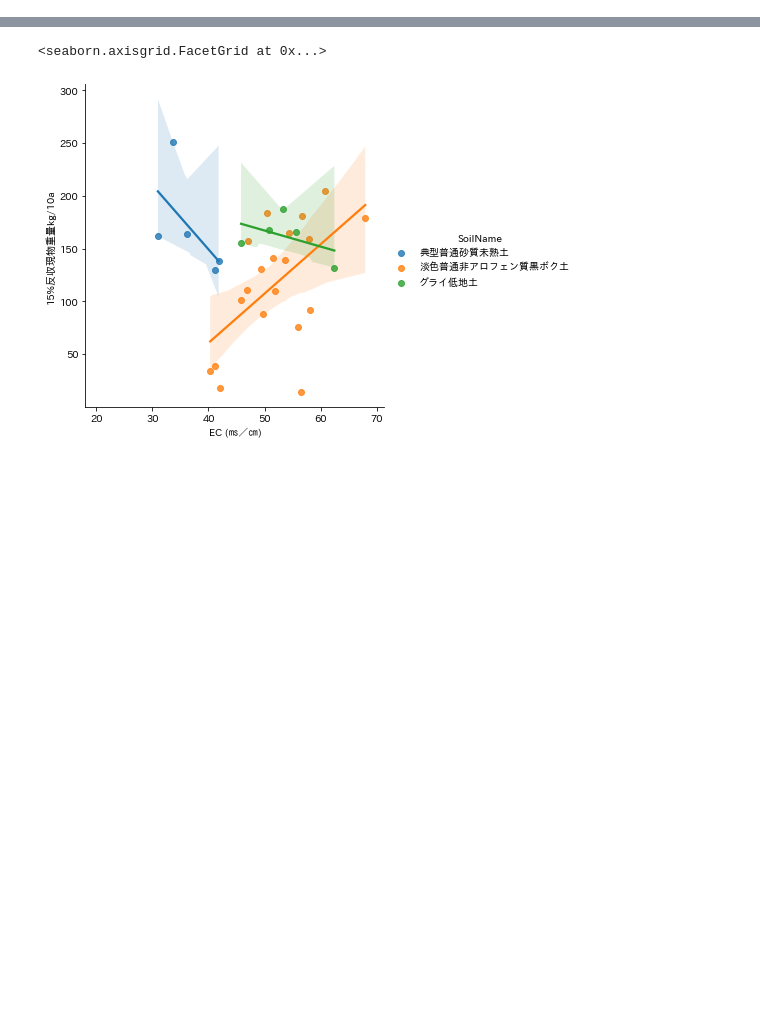
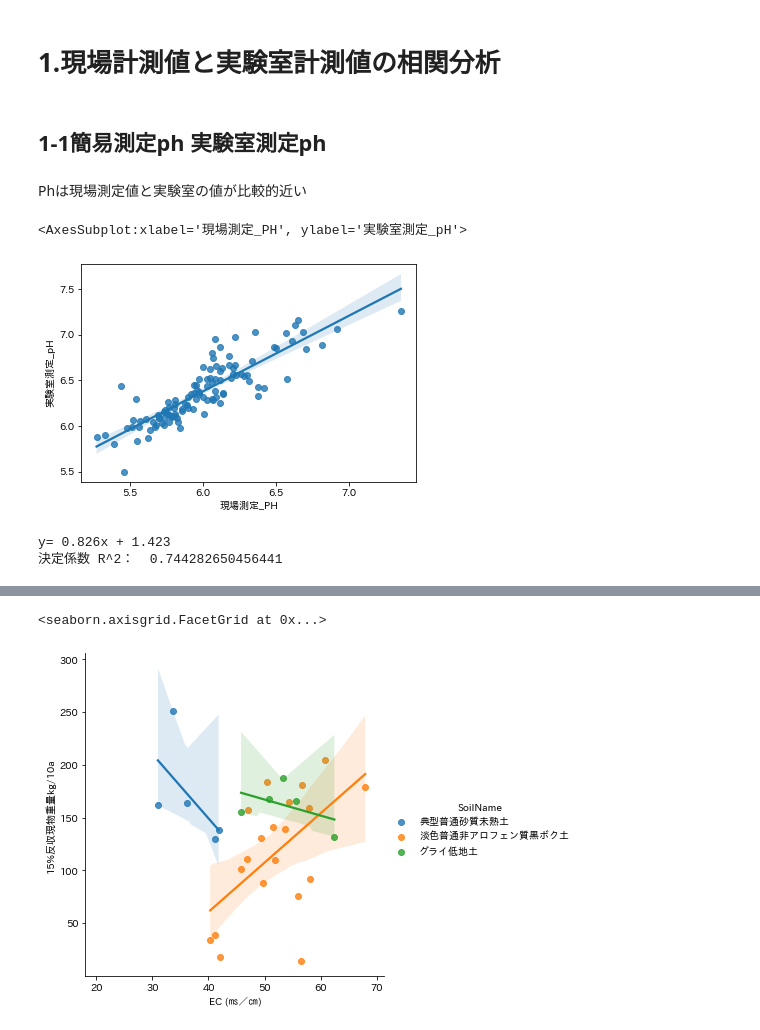
Before and after one commit to sagri-tokyo/akita_daizu, a Jupyter notebook: 0.TNTC_pHEC相関.ipynb, the cells around one changed output, grey strips where cells are left out. Cells and saved outputs as stored; diff of their text form; code cells hidden in the pictures; blank space fills up the shorter version.

```diff
--- a/0.TNTC_pHEC相関.ipynb
+++ b/0.TNTC_pHEC相関.ipynb
@@ -71,0 +14,2 @@ xを説明変数（EH,pH）とし，yを目的変数（数量）
+# %%
+soil_data = pd.read_excel('/workspaces/akita_daizu/data/修正_土壌データ+収量.xlsx', header=0)
@@ -71,0 +20,23 @@ xを説明変数（EH,pH）とし，yを目的変数（数量）
+# %% [markdown]
+# 1.現場計測値と実験室計測値の相関分析
+# %% [markdown]
+## 1-1簡易測定ph 実験室測定ph
+# %% [markdown]
+Phは現場測定値と実験室の値が比較的近い
+# %%
+# 異常値取り除く
+ph_soil = soil_data.drop(soil_data[soil_data['実験室測定_pH']>1000].index)
+sns.regplot(x='現場測定_PH',y='実験室測定_pH',data=ph_soil)
+# %% [output]
+<AxesSubplot:xlabel='現場測定_PH', ylabel='実験室測定_pH'>
+[figure, added]
+# %%
+x = ph_soil[['現場測定_PH']]
+y = ph_soil[['実験室測定_pH']]
+model_lr = LinearRegression()
+model_lr.fit(x, y)
+print('y= %.3fx + %.3f' % (model_lr.coef_ , model_lr.intercept_))
+print('決定係数 R^2： ', model_lr.score(x, y))
+# %% [output]
+y= 0.826x + 1.423
+決定係数 R^2：  0.744282650456441
```
Also changed, not shown: parts of 37 cells of this notebook, 5 other files.
